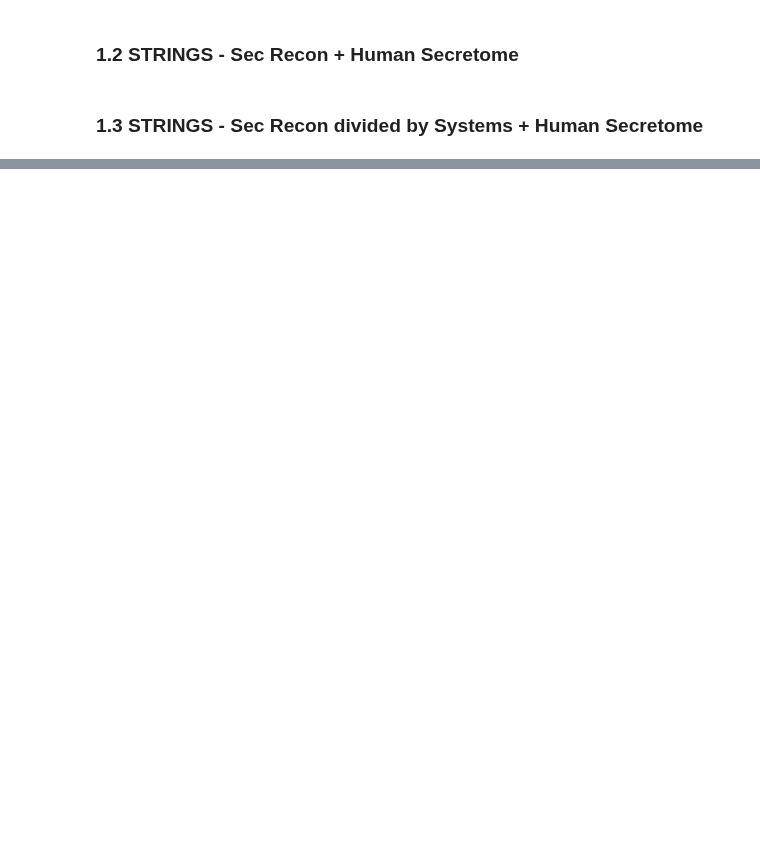
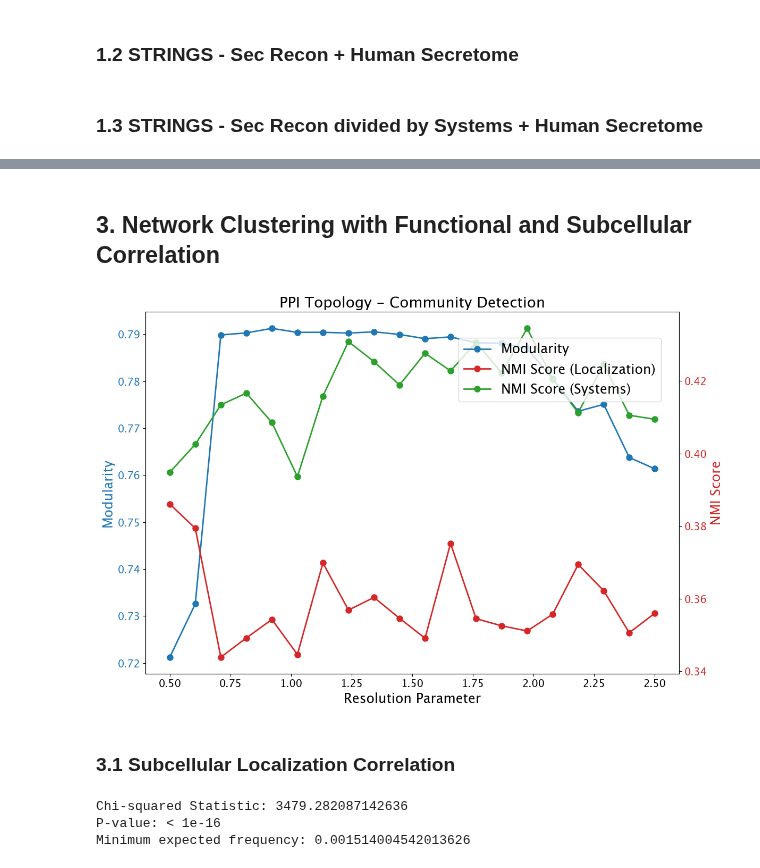
Before and after one commit to pablodig/secRecon-Secretory-Pathway-Reconstruction, a Jupyter notebook: Protein-Protein Interactions.ipynb, the cells around one changed output, grey strips where cells are left out. Cells and saved outputs as stored; diff of their text form; code cells hidden in the pictures; blank space fills up the shorter version.

```diff
--- a/Protein-Protein Interactions.ipynb
+++ b/Protein-Protein Interactions.ipynb
@@ -258,3 +254,5 @@ def visualize_network(G, main_genes=None, node_size=0.010, filename=None,dist=0.
 # %%
 filename = f"Network/PrePPI_interactions_localizationcolor.png"
 visualize_network(G=G_preppi, node_size=0.012, filename=filename, dist=2, itrs=80, color_by='systems', gene_dict=gene_dict, legends=False)
+# %% [markdown]
+## 3. Network Clustering with Functional and Subcellular Correlation
@@ -260,0 +271,12 @@ visualize_network(G=G_preppi, node_size=0.012, filename=filename, dist=2, itrs=8
+# %%
+# -----------------------------
+# Step 1: Load the Network and Gene Data
+# -----------------------------
+
+# Load the network from a GraphML file
+G = nx.read_graphml('Network/string_interactions_sec_recon.graphml')
+
+# Load the gene dictionary from a pickle file
+gene_dict_path = 'gene_dict.pkl'
+with open(gene_dict_path, 'rb') as file:
+    gene_dict = pickle.load(file)
@@ -260,0 +320,39 @@ visualize_network(G=G_preppi, node_size=0.012, filename=filename, dist=2, itrs=8
+# %%
+# -----------------------------
+# Step 3: Plot the elbow plot
+# -----------------------------
+
+# Plotting the elbow plot
+fig, ax1 = plt.subplots(figsize=(12, 8))
+
+# Plot modularity scores
+color = 'tab:blue'
+ax1.set_xlabel('Resolution Parameter', fontsize=18)
+ax1.set_ylabel('Modularity', color=color, fontsize=18)
+ax1.plot(resolutions, modularity_scores, '-o', color=color, label='Modularity', linewidth=2, markersize=8)
+ax1.tick_params(axis='y', labelcolor=color, labelsize=14)
+ax1.tick_params(axis='x', labelsize=14)
+ax1.set_title('PPI Topology - Community Detection', fontsize=20)
+
+# Create a second y-axis for NMI scores (subcellular localization)
+ax2 = ax1.twinx()  # instantiate a second axes that shares the same x-axis
+color = 'tab:red'
+ax2.set_ylabel('NMI Score', color=color, fontsize=18)  # we already handled the x-label with ax1
+ax2.plot(resolutions, nmi_scores_localization, '-o', color=color, label='NMI Score (Localization)', linewidth=2, markersize=8)
+ax2.tick_params(axis='y', labelcolor=color, labelsize=14)
+
+# Plot NMI scores (systems) on the same second y-axis with a different color
+color = 'tab:green'
+ax2.plot(resolutions, nmi_scores_systems, '-o', color=color, label='NMI Score (Systems)', linewidth=2, markersize=8)
+
+# Add legend to differentiate the lines
+fig.legend(loc='upper right', bbox_to_anchor=(0.9, 0.9), fontsize=18)
+
+# Show the plot
+fig.tight_layout()  # to make sure everything fits nicely
+
+plt.savefig('Plots/elbow_ppi.svg', format='svg', dpi=300, bbox_inches='tight')
+
+plt.show()
+# %% [output]
+[figure, added]
@@ -260,0 +372,2 @@ visualize_network(G=G_preppi, node_size=0.012, filename=filename, dist=2, itrs=8
+# %% [markdown]
+### 3.1 Subcellular Localization Correlation
@@ -260,0 +418,21 @@ visualize_network(G=G_preppi, node_size=0.012, filename=filename, dist=2, itrs=8
+# %%
+# -----------------------------
+# Step 4: Perform Chi-Squared Test with Adjusted P-value Reporting
+# -----------------------------
+
+# Conduct the chi-squared test of independence
+chi2, p, dof, expected = chi2_contingency(contingency_table)
+
+# Output the results with adjusted p-value reporting
+print(f"Chi-squared Statistic: {chi2}")
+if p < 1e-16:
+    print("P-value: < 1e-16")
+else:
+    print(f"P-value: {p}")
+
+# Check minimum expected frequency
+print(f"Minimum expected frequency: {expected.min()}")
+# %% [output]
+Chi-squared Statistic: 3479.282087142636
+P-value: < 1e-16
+Minimum expected frequency: 0.001514004542013626
```
Also changed, not shown: parts of 19 cells of this notebook, 11 other files.
